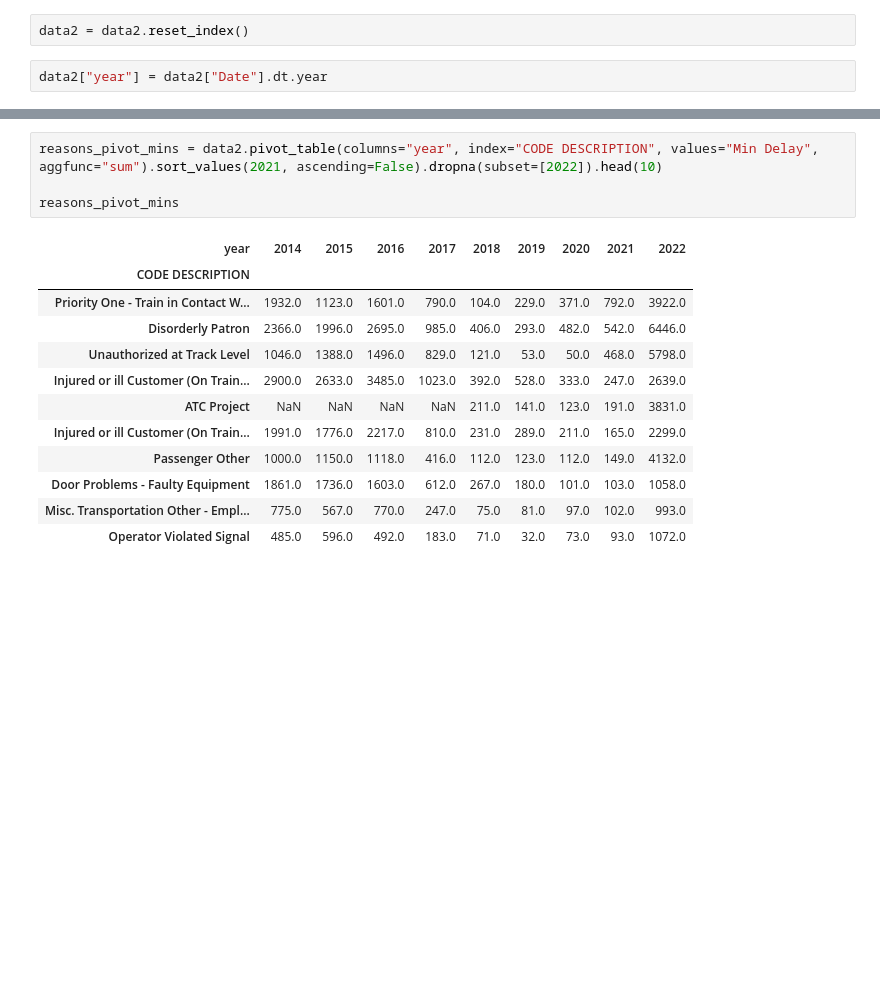
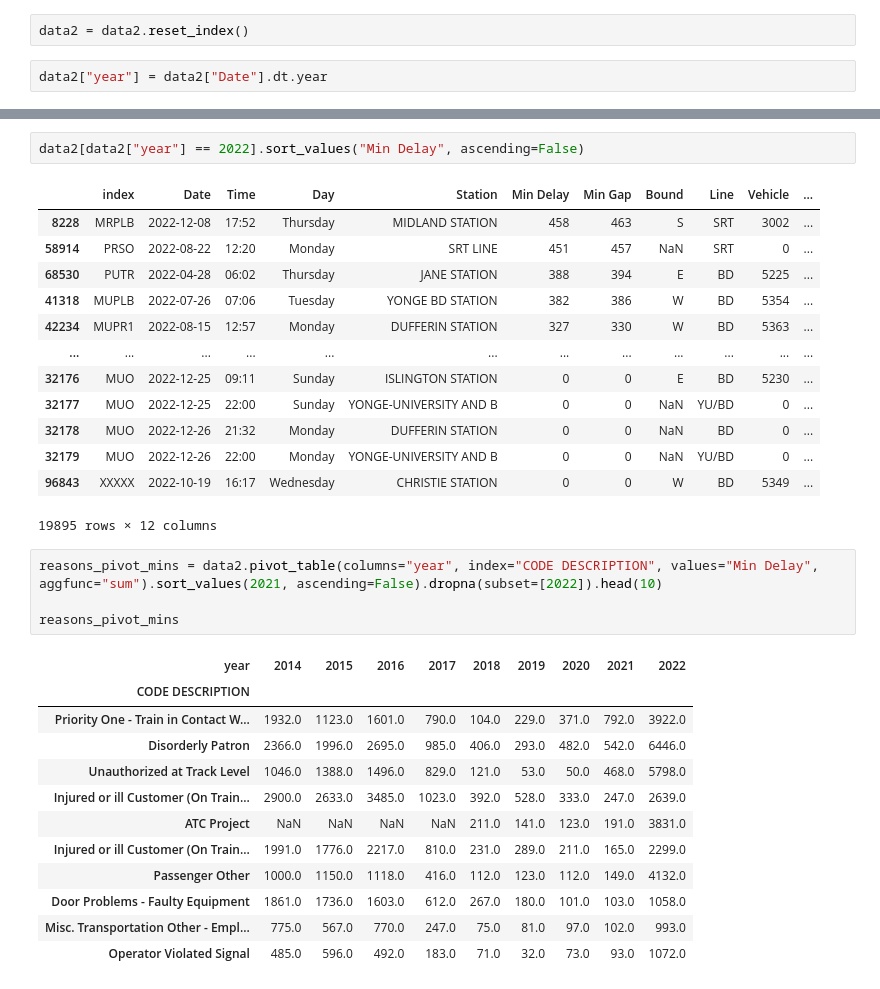
Before and after one commit to dexmcmillan/ttc-delays, a Jupyter notebook: analysis.ipynb, the cells around one changed output, grey strips where cells are left out. Cells and saved outputs as stored; diff of their text form; blank space fills up the shorter version.

```diff
--- a/analysis.ipynb
+++ b/analysis.ipynb
@@ -83,3 +90,19 @@ reasons_pivot_count
+# %%
+data2[data2["year"] == 2022].sort_values("Min Delay", ascending=False)
+# %% [output]
+|  | index | Date | Time | Day | Station | Min Delay | Min Gap | Bound | Line | Vehicle | ... |
+| 8228 | MRPLB | 2022-12-08 | 17:52 | Thursday | MIDLAND STATION | 458 | 463 | S | SRT | 3002 | ... |
+| 58914 | PRSO | 2022-08-22 | 12:20 | Monday | SRT LINE | 451 | 457 | NaN | SRT | 0 | ... |
+| 68530 | PUTR | 2022-04-28 | 06:02 | Thursday | JANE STATION | 388 | 394 | E | BD | 5225 | ... |
+| 41318 | MUPLB | 2022-07-26 | 07:06 | Tuesday | YONGE BD STATION | 382 | 386 | W | BD | 5354 | ... |
+| 42234 | MUPR1 | 2022-08-15 | 12:57 | Monday | DUFFERIN STATION | 327 | 330 | W | BD | 5363 | ... |
+| ... | ... | ... | ... | ... | ... | ... | ... | ... | ... | ... | ... |
+| 32176 | MUO | 2022-12-25 | 09:11 | Sunday | ISLINGTON STATION | 0 | 0 | E | BD | 5230 | ... |
+| 32177 | MUO | 2022-12-25 | 22:00 | Sunday | YONGE-UNIVERSITY AND B | 0 | 0 | NaN | YU/BD | 0 | ... |
+| 32178 | MUO | 2022-12-26 | 21:32 | Monday | DUFFERIN STATION | 0 | 0 | NaN | BD | 0 | ... |
+| 32179 | MUO | 2022-12-26 | 22:00 | Monday | YONGE-UNIVERSITY AND B | 0 | 0 | NaN | YU/BD | 0 | ... |
+| 96843 | XXXXX | 2022-10-19 | 16:17 | Wednesday | CHRISTIE STATION | 0 | 0 | W | BD | 5349 | ... |
+19895 rows × 12 columns
 # %%
 reasons_pivot_mins = data2.pivot_table(columns="year", index="CODE DESCRIPTION", values="Min Delay", aggfunc="sum").sort_values(2021, ascending=False).dropna(subset=[2022]).head(10)
 
```
Also changed, not shown: parts of 7 cells of this notebook.
